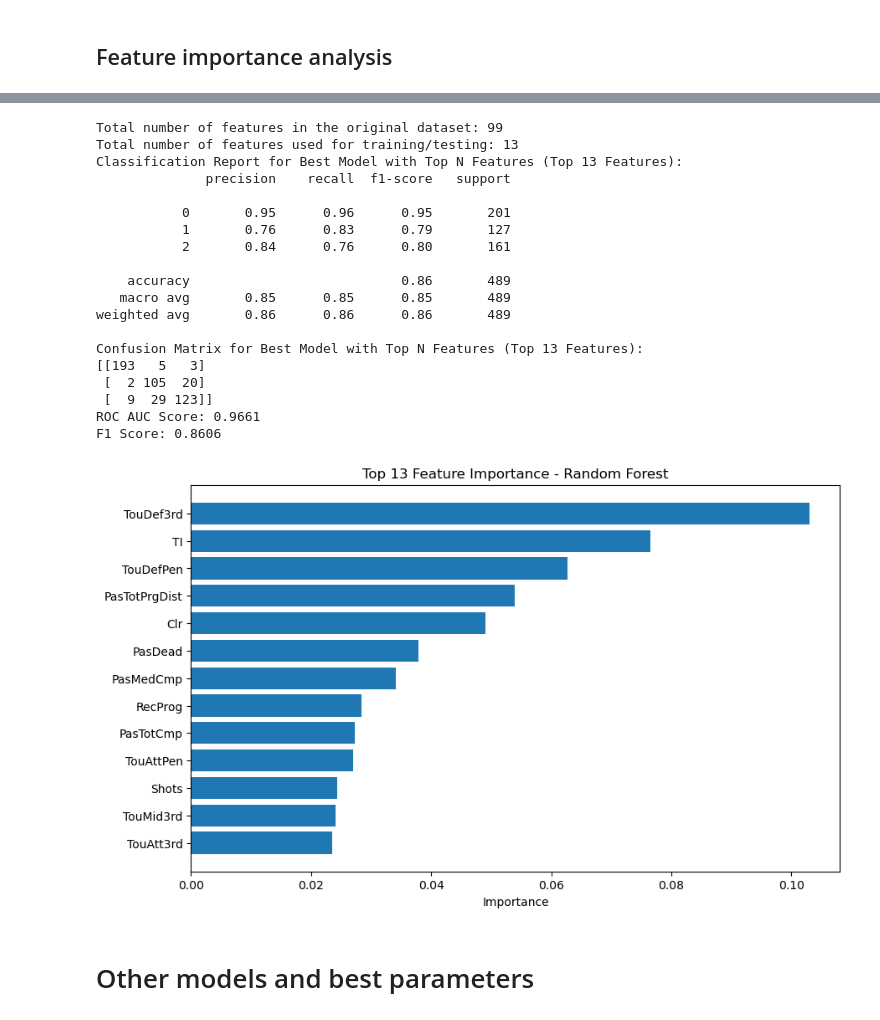
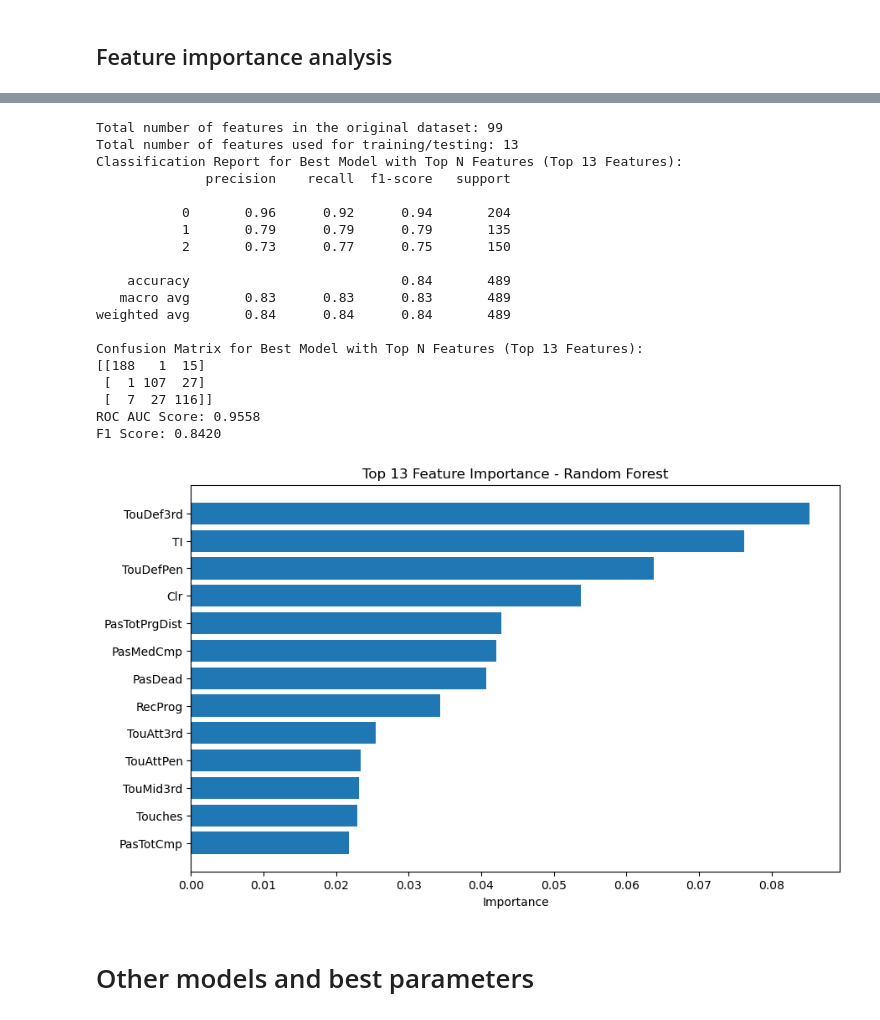
Before and after one commit to Fidot-2311/Dissertation, a Jupyter notebook: EDA_Deploy.ipynb, the cells around one changed output, grey strips where cells are left out. Drawn from its saved outputs; the diff is of its cells as text; code cells hidden in the pictures.

```diff
--- a/EDA_Deploy.ipynb
+++ b/EDA_Deploy.ipynb
@@ -543,7 +712,7 @@ from sklearn.preprocessing import label_binarize
 import matplotlib.pyplot as plt
 
 # Define the best parameters
-best_params = {'max_depth': 10, 'min_samples_leaf': 4, 'min_samples_split': 2, 'n_estimators': 200}
+best_params = {'max_depth': None, 'min_samples_leaf': 1, 'min_samples_split': 10, 'n_estimators': 50}
 
 # Train the RandomForestClassifier with the best parameters
 best_rf_pos_cat = RandomForestClassifier(**best_params, random_state=42)
@@ -759,7 +928,7 @@ from sklearn.metrics import classification_report, confusion_matrix, roc_auc_sco
 import matplotlib.pyplot as plt
 
 # Define the best parameters
-best_params = {'max_depth': 10, 'min_samples_leaf': 4, 'min_samples_split': 2, 'n_estimators': 200}
+best_params = {'max_depth': None, 'min_samples_leaf': 1, 'min_samples_split': 10, 'n_estimators': 50}
 
 # Train the RandomForestClassifier with the best parameters
 best_rf_pos_cat = RandomForestClassifier(**best_params, random_state=42)
@@ -805,45 +974,45 @@ cm_best_top_n = confusion_matrix(y_test_pos, y_pred_best_top_n)
 print("Confusion Matrix for Best Model with Top N Features (Top 13 Features):")
 print(cm_best_top_n)
 
 # Calculate additional performance metrics
 if len(set(y_test_pos)) == 2:  # Binary classification
     roc_auc = roc_auc_score(y_test_pos, y_prob_best_top_n)
     print(f'ROC AUC Score: {roc_auc:.4f}')
 else:  # Multi-class classification
     roc_auc = roc_auc_score(y_test_pos, best_rf_pos_cat_top_n.predict_proba(X_test_top_n), multi_class='ovr')
     print(f'ROC AUC Score: {roc_auc:.4f}')
 
 f1 = f1_score(y_test_pos, y_pred_best_top_n, average='weighted')
 print(f'F1 Score: {f1:.4f}')
 
 # Plot the top n features
 plt.figure(figsize=(10, 6))
 plt.barh(top_n_features, feature_importances[feature_importances['Feature'].isin(top_n_features)]['Importance'], align='center')
 plt.xlabel('Importance')
 plt.title(f'Top {len(top_n_features)} Feature Importance - Random Forest')
 plt.gca().invert_yaxis()
 plt.show()
 # %% [output]
 Total number of features in the original dataset: 99
 Total number of features used for training/testing: 13
 Classification Report for Best Model with Top N Features (Top 13 Features):
               precision    recall  f1-score   support
 
-           0       0.95      0.96      0.95       201
-           1       0.76      0.83      0.79       127
-           2       0.84      0.76      0.80       161
+           0       0.96      0.92      0.94       204
+           1       0.79      0.79      0.79       135
+           2       0.73      0.77      0.75       150
 
-    accuracy                           0.86       489
-   macro avg       0.85      0.85      0.85       489
-weighted avg       0.86      0.86      0.86       489
+    accuracy                           0.84       489
+   macro avg       0.83      0.83      0.83       489
+weighted avg       0.84      0.84      0.84       489
 
 Confusion Matrix for Best Model with Top N Features (Top 13 Features):
-[[193   5   3]
- [  2 105  20]
- [  9  29 123]]
-ROC AUC Score: 0.9661
-F1 Score: 0.8606
+[[188   1  15]
+ [  1 107  27]
+ [  7  27 116]]
+ROC AUC Score: 0.9558
+F1 Score: 0.8420
-[figure, old version]
+[figure, new version]
 # %% [markdown]
 # Other models and best parameters
 # %% [markdown]
```
Also changed, not shown: parts of 50 cells of this notebook, 4 other files.
